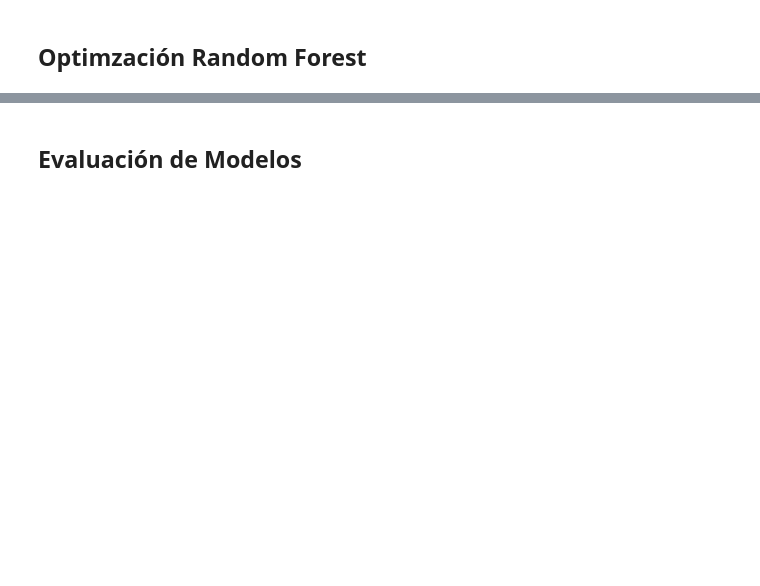
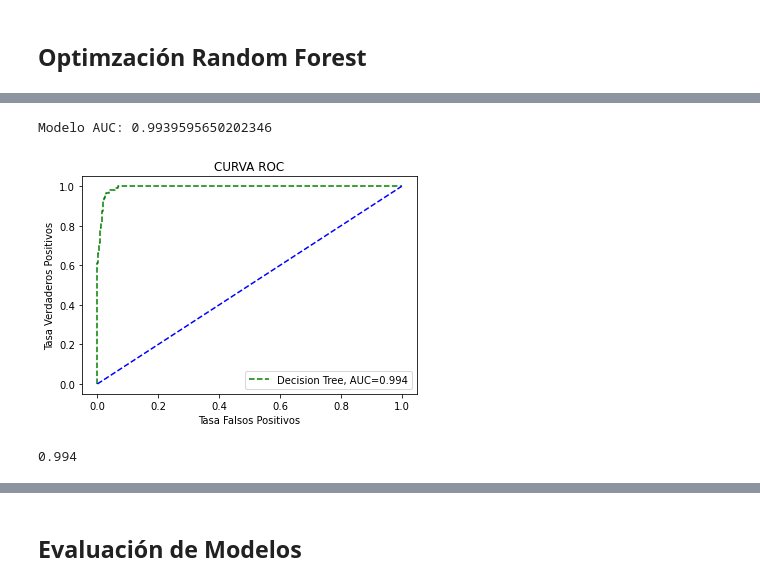
Before and after one commit to Oscar19922017/ProyectoPropensionCompra, a Jupyter notebook: Modelos.ipynb, the cells around one changed output, grey strips where cells are left out. Saved outputs shown, nothing was run; the diff lists cells and outputs as text; code cells hidden in the pictures; blank space fills up the shorter version.

```diff
--- a/Modelos.ipynb
+++ b/Modelos.ipynb
@@ -1254,0 +1332,17 @@ AUC_test_RF
+# %%
+curva_roc(y_train,Modelo_RF_OPT,x_train)
+# %% [output]
+Modelo AUC: 0.9939595650202346
+[figure, added]
+# %%
+Prediccion_train_RF1=Modelo_RF_OPT.predict(x_train)
+Probabilidades_train_RF1=Modelo_RF_OPT.predict_proba(x_train)
+
+Accuracy_train_RF1=metrics.accuracy_score(y_train,Prediccion_train_RF1)
+fscore_0_train_RF1= f1_score(y_train,Prediccion_train_RF1,pos_label=0)
+fscore_1_train_RF1=f1_score(y_train,Prediccion_train_RF1,pos_label=1)
+
+AUC_train_RF1=round(roc_auc_score(y_train,Probabilidades_train_RF1[:,1]),4)
+AUC_train_RF1
+# %% [output]
+0.994
```
Also changed, not shown: parts of 36 cells of this notebook.
